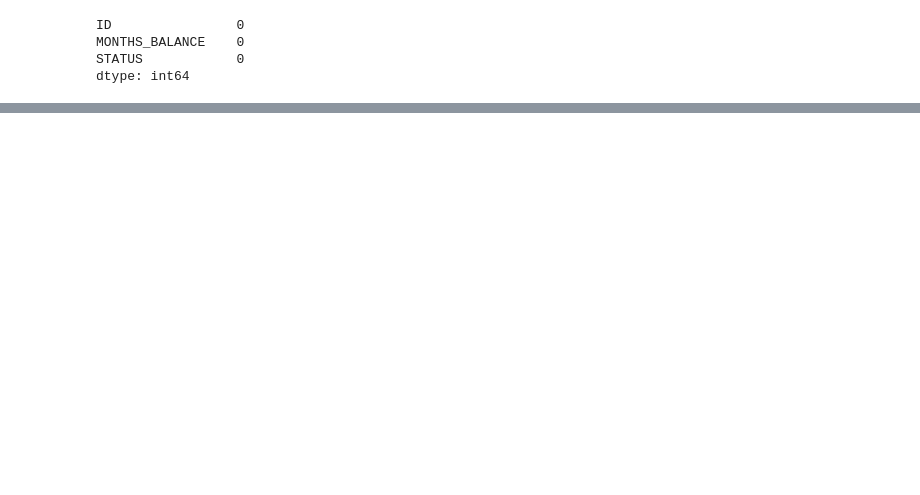
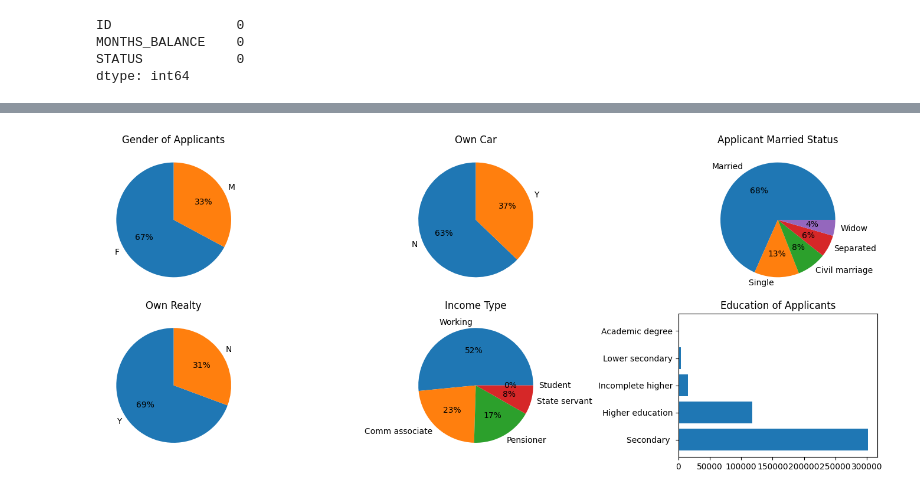
Before and after one commit to huy-ph/data_mining, a Jupyter notebook: learning/cc_decision/cc_analysis.ipynb, the cells around one changed output, grey strips where cells are left out. Drawn from its saved outputs; the diff is of its cells as text; code cells hidden in the pictures; blank space fills up the shorter version.

Commit message:
get basic info from application set

```diff
--- a/learning/cc_decision/cc_analysis.ipynb
+++ b/learning/cc_decision/cc_analysis.ipynb
@@ -48,3 +49,10 @@ application.head(10)
 | 7 | 5008812 | F | N | Y | 0 | 283500.0 | Pensioner | ... |
 | 8 | 5008813 | F | N | Y | 0 | 283500.0 | Pensioner | ... |
 | 9 | 5008814 | F | N | Y | 0 | 283500.0 | Pensioner | ... |
+# %%
+#replace '/' in value cells with '_'
+application = application.replace(r'\/.*', '', regex=True) #this effect education type (grouped class of secondrary)
+application['NAME_INCOME_TYPE'] = application['NAME_INCOME_TYPE'].replace('Commercial associate', 'Comm associate', regex=True)
+application['NAME_HOUSING_TYPE'] = application['NAME_HOUSING_TYPE'].replace('Rented apartment', 'Rented apt', regex=True)
+
+application.head(10)
@@ -100,0 +166,40 @@ dtype: int64
+# %%
+#plots
+#create 2x2 grid
+
+gs = GridSpec(2, 3)
+fig = plt.figure(figsize=(14, 6))
+
+#first subplot - GENDER
+ax1 = fig.add_subplot(gs[0, 0])
+ax1.pie(genders, labels=genders.index, autopct='%1.lf%%', startangle=90)
+ax1.set_title('Gender of Applicants')
+
+
+#second subplot - own cars
+ax2 = fig.add_subplot(gs[0, 1])
+ax2.pie(own_cars, labels=own_cars.index, autopct='%1.lf%%', startangle=90)
+ax2.set_title('Own Car')
+
+#third subplot - own realty
+ax3 = fig.add_subplot(gs[1,0])
+ax3.pie(own_realty, labels=own_realty.index, autopct='%1.lf%%', startangle=90)
+ax3.set_title('Own Realty')
+
+#forth subplot - income type
+ax4 = fig.add_subplot(gs[1, 1])
+ax4.pie(income_type, labels=income_type.index, autopct='%1.lf%%')
+ax4.set_title('Income Type')
+
+ax5 = fig.add_subplot(gs[0, 2])
+ax5.pie(marital_status, labels=marital_status.index, autopct='%1.lf%%')
+ax5.set_title('Applicant Married Status')
+
+ax6 = fig.add_subplot(gs[1, 2])
+ax6.barh(edu_level.index, edu_level.values)
+ax6.set_title('Education of Applicants')
+
+plt.tight_layout()
+plt.show()
+# %% [output]
+[figure, added]
```
Also changed, not shown: parts of 5 cells of this notebook.
